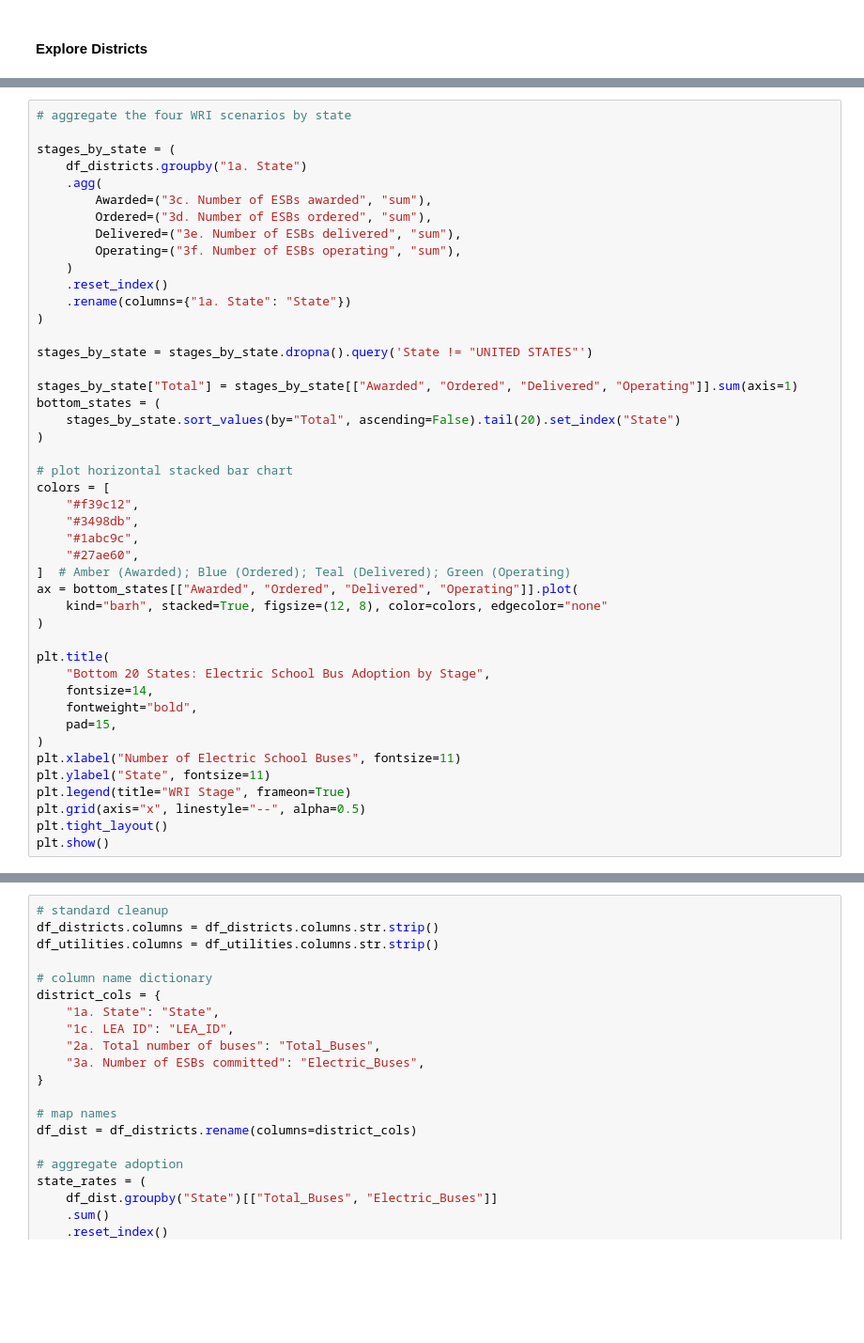
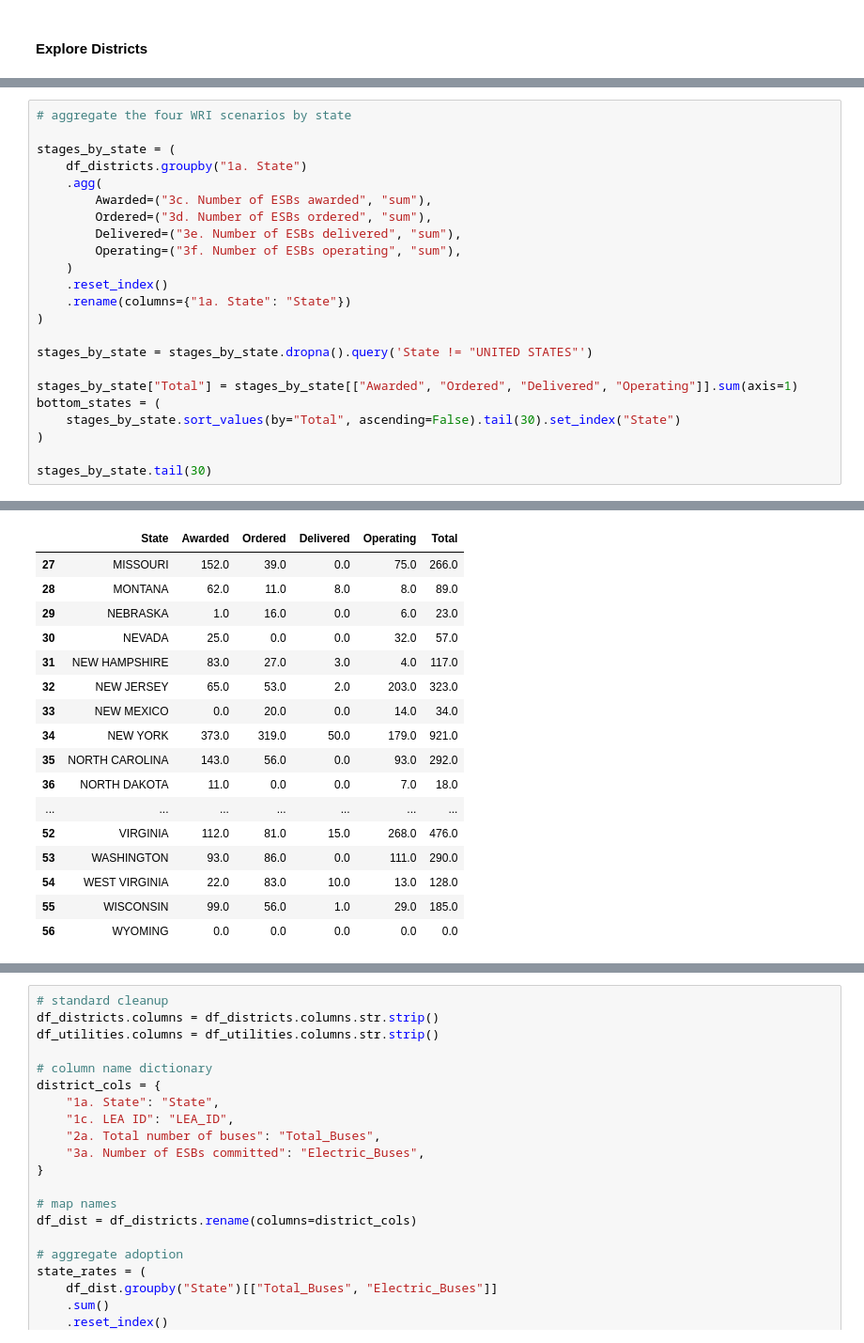
Before and after one commit to dgrasman/magic-school-bus, a Jupyter notebook: msb.ipynb, the cells around one changed output, grey strips where cells are left out. Shown at 94% size. Cells and saved outputs as stored; diff of their text form; blank space fills up the shorter version.

```diff
--- a/msb.ipynb
+++ b/msb.ipynb
@@ -216,30 +236,8 @@ stages_by_state = stages_by_state.dropna().query('State != "UNITED STATES"')
 
 stages_by_state["Total"] = stages_by_state[["Awarded", "Ordered", "Delivered", "Operating"]].sum(axis=1)
 bottom_states = (
-    stages_by_state.sort_values(by="Total", ascending=False).tail(20).set_index("State")
+    stages_by_state.sort_values(by="Total", ascending=False).tail(30).set_index("State")
 )
 
-# plot horizontal stacked bar chart
-colors = [
-    "#f39c12",
-    "#3498db",
-    "#1abc9c",
-    "#27ae60",
-]  # Amber (Awarded); Blue (Ordered); Teal (Delivered); Green (Operating)
-ax = bottom_states[["Awarded", "Ordered", "Delivered", "Operating"]].plot(
-    kind="barh", stacked=True, figsize=(12, 8), color=colors, edgecolor="none"
-)
-
-plt.title(
-    "Bottom 20 States: Electric School Bus Adoption by Stage",
-    fontsize=14,
-    fontweight="bold",
-    pad=15,
-)
-plt.xlabel("Number of Electric School Buses", fontsize=11)
-plt.ylabel("State", fontsize=11)
-plt.legend(title="WRI Stage", frameon=True)
-plt.grid(axis="x", linestyle="--", alpha=0.5)
-plt.tight_layout()
-plt.show()
+stages_by_state.tail(30)
 # %% [output]
@@ -246,0 +244,17 @@ plt.show()
+|  | State | Awarded | Ordered | Delivered | Operating | Total |
+| 27 | MISSOURI | 152.0 | 39.0 | 0.0 | 75.0 | 266.0 |
+| 28 | MONTANA | 62.0 | 11.0 | 8.0 | 8.0 | 89.0 |
+| 29 | NEBRASKA | 1.0 | 16.0 | 0.0 | 6.0 | 23.0 |
+| 30 | NEVADA | 25.0 | 0.0 | 0.0 | 32.0 | 57.0 |
+| 31 | NEW HAMPSHIRE | 83.0 | 27.0 | 3.0 | 4.0 | 117.0 |
+| 32 | NEW JERSEY | 65.0 | 53.0 | 2.0 | 203.0 | 323.0 |
+| 33 | NEW MEXICO | 0.0 | 20.0 | 0.0 | 14.0 | 34.0 |
+| 34 | NEW YORK | 373.0 | 319.0 | 50.0 | 179.0 | 921.0 |
+| 35 | NORTH CAROLINA | 143.0 | 56.0 | 0.0 | 93.0 | 292.0 |
+| 36 | NORTH DAKOTA | 11.0 | 0.0 | 0.0 | 7.0 | 18.0 |
+| ... | ... | ... | ... | ... | ... | ... |
+| 52 | VIRGINIA | 112.0 | 81.0 | 15.0 | 268.0 | 476.0 |
+| 53 | WASHINGTON | 93.0 | 86.0 | 0.0 | 111.0 | 290.0 |
+| 54 | WEST VIRGINIA | 22.0 | 83.0 | 10.0 | 13.0 | 128.0 |
+| 55 | WISCONSIN | 99.0 | 56.0 | 1.0 | 29.0 | 185.0 |
+| 56 | WYOMING | 0.0 | 0.0 | 0.0 | 0.0 | 0.0 |
```
Also changed, not shown: parts of 4 cells of this notebook.
